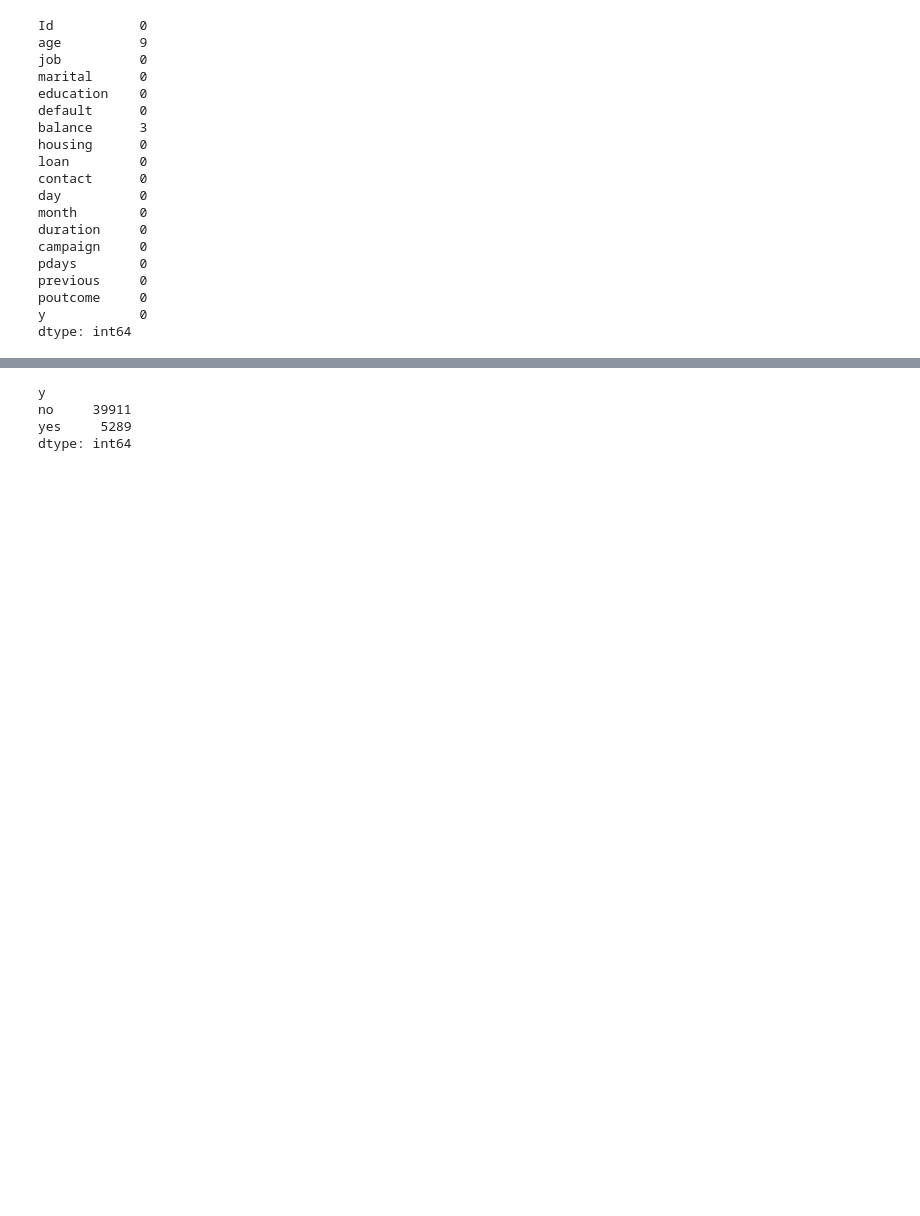
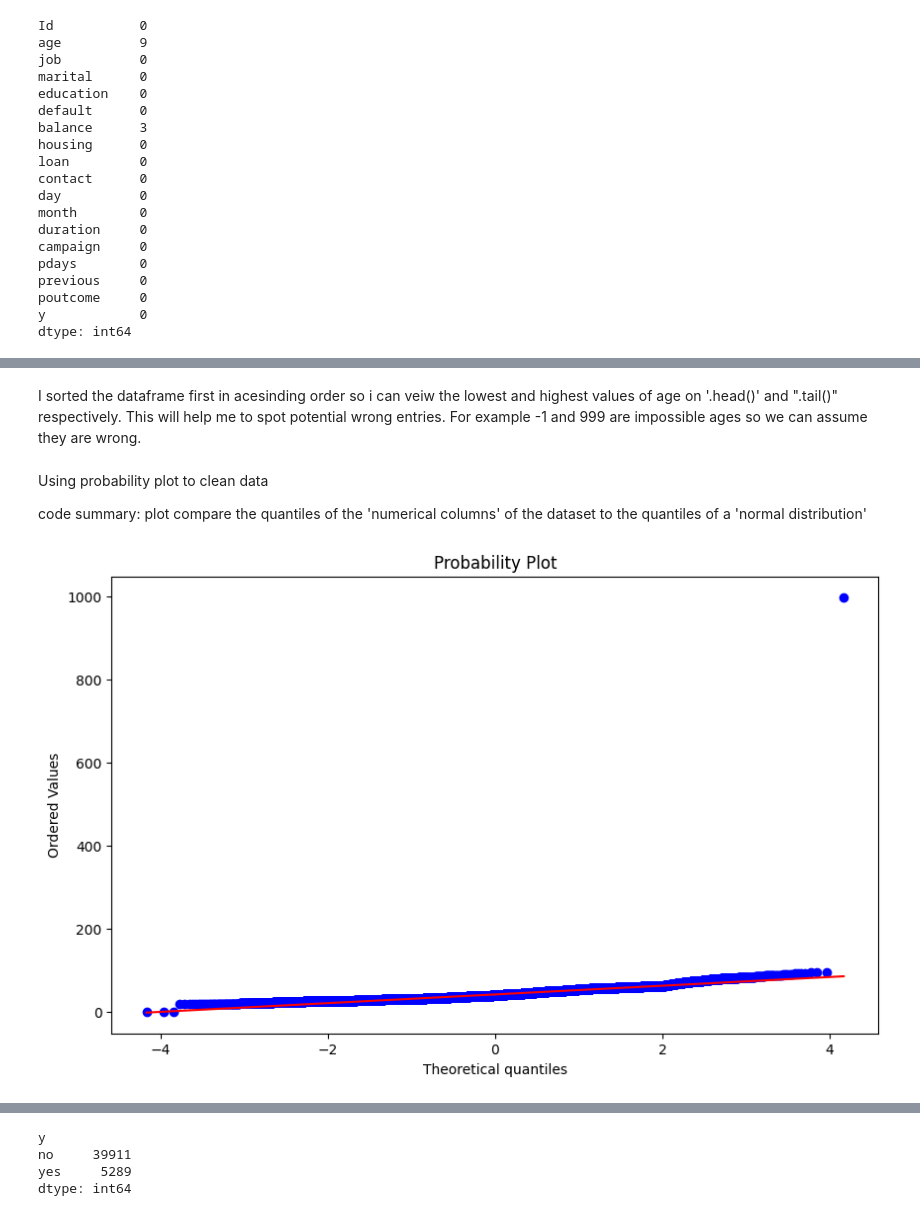
Before and after one commit to Ayomide-ola/UCDPA_Ayomide, a Jupyter notebook: predict term deposit project.ipynb, the cells around one changed output, grey strips where cells are left out. Saved outputs shown, nothing was run; the diff lists cells and outputs as text; code cells hidden in the pictures; blank space fills up the shorter version.

```diff
--- a/predict term deposit project.ipynb
+++ b/predict term deposit project.ipynb
@@ -102,6 +103,8 @@ previous     0
 poutcome     0
 y            0
 dtype: int64
-# %%
-predic_f.dropna(inplace = True) # This code drops null values
+# %%
+#Replacing missing age row with the column mean (ref: W3)
+age_replace = predic_f["age"].mean() # calculating the mean of "age" column, and assinging to variable "age_replace"
+predic_f["age"].fillna(age_replace, inplace= True) # replacing the empty rows in age column with variable "age_replace"
 # %%
@@ -126,3 +129,6 @@ previous     0
 poutcome     0
 y            0
 dtype: int64
+# %%
+# remove null values left
+predic_f.dropna(subset=['balance'], inplace=True) #sebest balance specify where python should look for null value
@@ -136,0 +181,4 @@ dtype: int64
+# %%
+#sorting by age
+#code by: EoinDunne
+predic_f.sort_values(by=['age'], inplace=True)
@@ -136,0 +204,15 @@ dtype: int64
+# %% [markdown]
+I sorted the dataframe first in acesinding order so i can veiw the lowest and highest values of age on '.head()' and ".tail()" respectively. This will help me to spot potential wrong entries. For example -1 and 999 are impossible ages so we can assume they are wrong.
+# %% [markdown]
+Using probability plot to clean data
+
+code summary: plot compare the quantiles of the 'numerical columns' of the dataset to the quantiles of a 'normal distribution'
+# %%
+# Creating probability plot for 'age' (using pyplot module of the matplotlib)
+#code by AHMEDOV , A. (2022)
+plt.rcParams["figure.figsize"] = (10, 6) # This set the size of the graph width and height respectively
+stats.probplot(predic_f["age"], dist="norm", plot=plt)
+plt.show()
+#code summary: plot compare the quantiles of the 'age column' of the dataset to the quantiles of a 'normal distribution'
+# %% [output]
+[figure, added]
```
Also changed, not shown: parts of 23 cells of this notebook.
